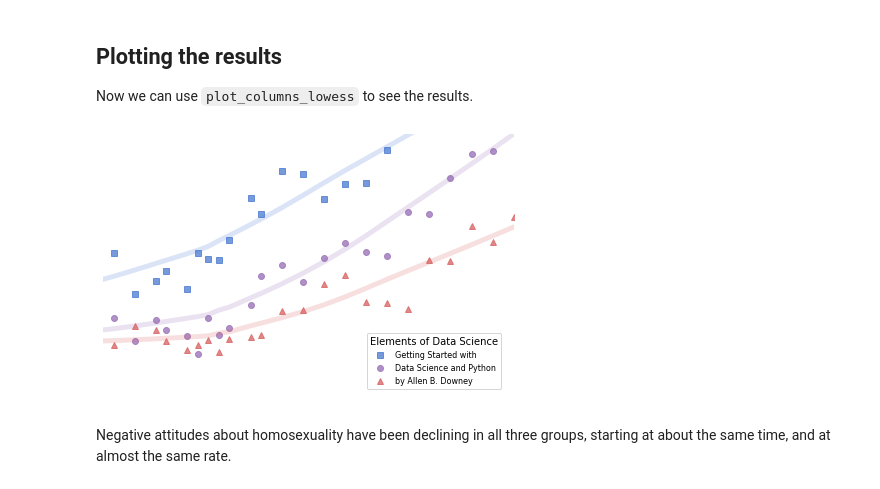
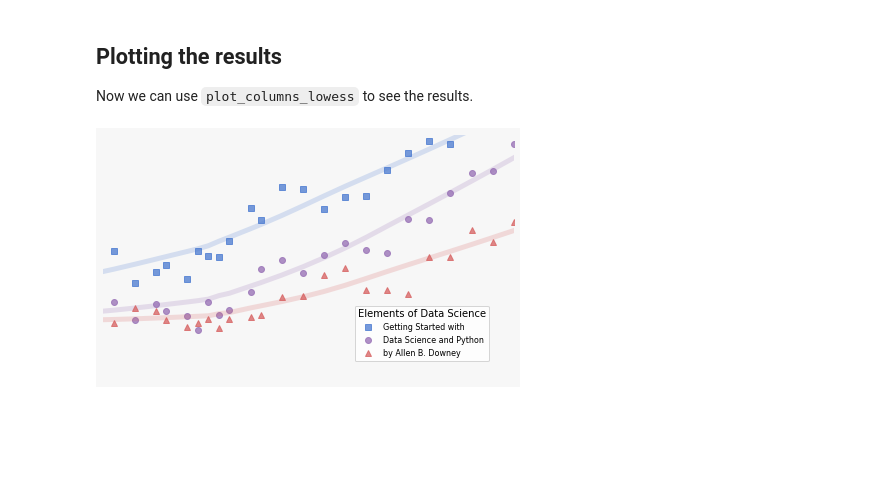
Before and after one commit to AllenDowney/PoliticalAlignmentCaseStudy, a Jupyter notebook: cover.ipynb, the cells around one changed output. Drawn from its saved outputs; the diff is of its cells as text; code cells hidden in the pictures; blank space fills up the shorter version.

```diff
--- a/cover.ipynb
+++ b/cover.ipynb
@@ -338,30 +338,30 @@ names = ['Getting Started with', 'Data Science and Python', 'by Allen B. Downey'
 markers = 'so^'
 # %%
 import seaborn as sns
+
+plt.figure(facecolor='0.97', figsize=(6, 3.7))
 
 for col, name, marker in zip(columns, names, markers):
     series = table[col]
     series.name = name
     color = color_map[col]
     series.plot(linewidth=0, marker=marker, ms=6, color=color, alpha=0.75)
     smooth = make_lowess(series, frac=0.75)
     smooth.plot(label='_', color=color, lw=5, alpha=0.2)
 
 decorate(xlabel='Year',
          xlim=[1979, 2018],
-         ylim=[-0.05, 0.58],)
+         ylim=[-0.09, 0.65],)
 
 plt.axis('off')
 
 plt.legend(title='Elements of Data Science',
            title_fontsize=10,
            fontsize=8,
            loc='lower right',
-           bbox_to_anchor=[0.98, 0.03]);
+           bbox_to_anchor=[0.95, 0.06]);
 
 plt.tight_layout()
-plt.savefig('eds_cover.pdf')
+plt.savefig('cover_figure.svg')
 # %% [output]
-[figure, old version]
+[figure, new version]
-# %% [markdown]
-Negative attitudes about homosexuality have been declining in all three groups, starting at about the same time, and at almost the same rate.
```
Also changed, not shown: parts of 5 cells of this notebook, 3 other files.
